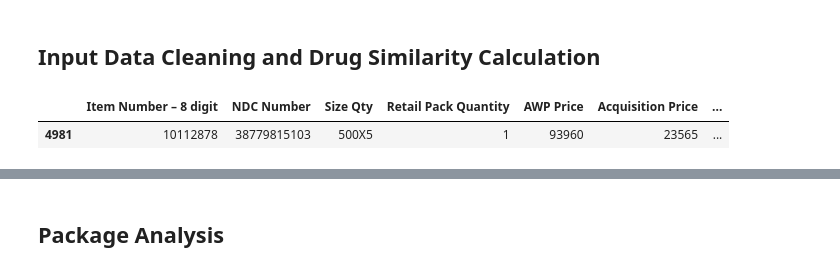
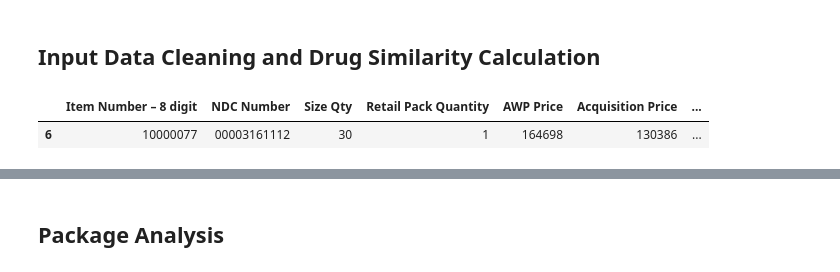
Before and after one commit to BU-EC463/Package-Analysis, a Jupyter notebook: InitialAnalysis.ipynb, the cells around one changed output, grey strips where cells are left out. Saved outputs shown, nothing was run; the diff lists cells and outputs as text; code cells hidden in the pictures.

```diff
--- a/InitialAnalysis.ipynb
+++ b/InitialAnalysis.ipynb
@@ -129,11 +129,11 @@ def ExactDrugAlgoFunction(drug_code, data):
     return similarity_items, matching_row
 # %%
 inputData = CleanData('Daily Snapshot.csv')
-data, input = ExactDrugAlgoFunction(10112878, inputData)
+data, input = ExactDrugAlgoFunction(10000077, inputData)
 
 input
 
 # data.head(10)
 # %% [output]
 |  | Item Number – 8 digit | NDC Number | Size Qty | Retail Pack Quantity | AWP Price | Acquisition Price | ... |
-| 4981 | 10112878 | 38779815103 | 500X5 | 1 | 93960 | 23565 | ... |
+| 6 | 10000077 | 00003161112 | 30 | 1 | 164698 | 130386 | ... |
```
Also changed, not shown: parts of 4 cells of this notebook, 1 other file.
